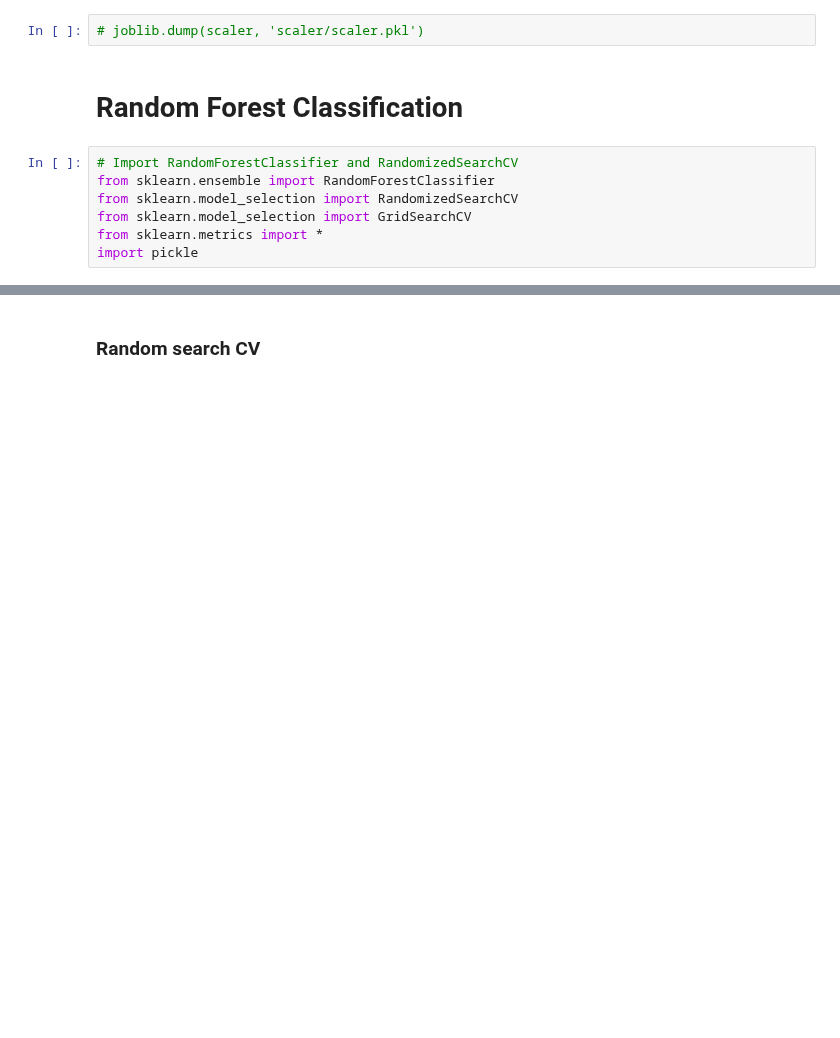
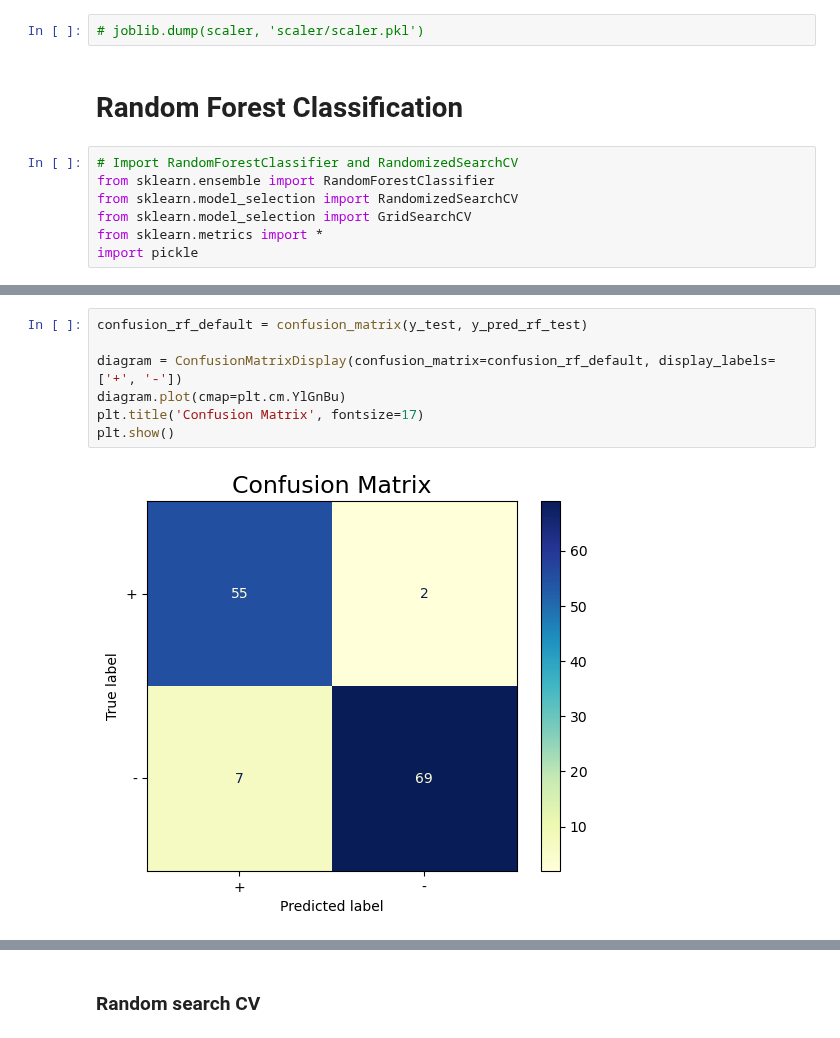
Before and after one commit to crabbbb/Credit-Approval, a Jupyter notebook: New CreditApproval Process.ipynb, the cells around one changed output, grey strips where cells are left out. Saved outputs shown, nothing was run; the diff lists cells and outputs as text; blank space fills up the shorter version.

```diff
--- a/New CreditApproval Process.ipynb
+++ b/New CreditApproval Process.ipynb
@@ -1236,0 +1245,9 @@ Accuracy Test Data:  0.9398496240601504
+# %%
+confusion_rf_default = confusion_matrix(y_test, y_pred_rf_test)
+
+diagram = ConfusionMatrixDisplay(confusion_matrix=confusion_rf_default, display_labels=['+', '-'])
+diagram.plot(cmap=plt.cm.YlGnBu)
+plt.title('Confusion Matrix', fontsize=17)
+plt.show()
+# %% [output]
+[figure, added]
```
Also changed, not shown: parts of 22 cells of this notebook.
